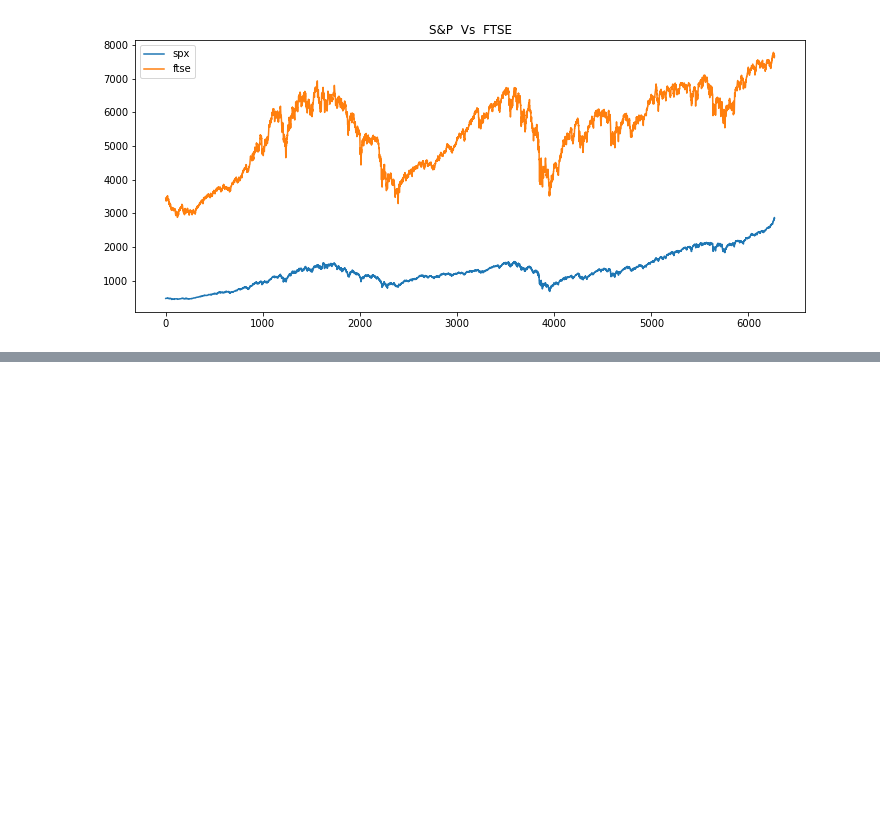
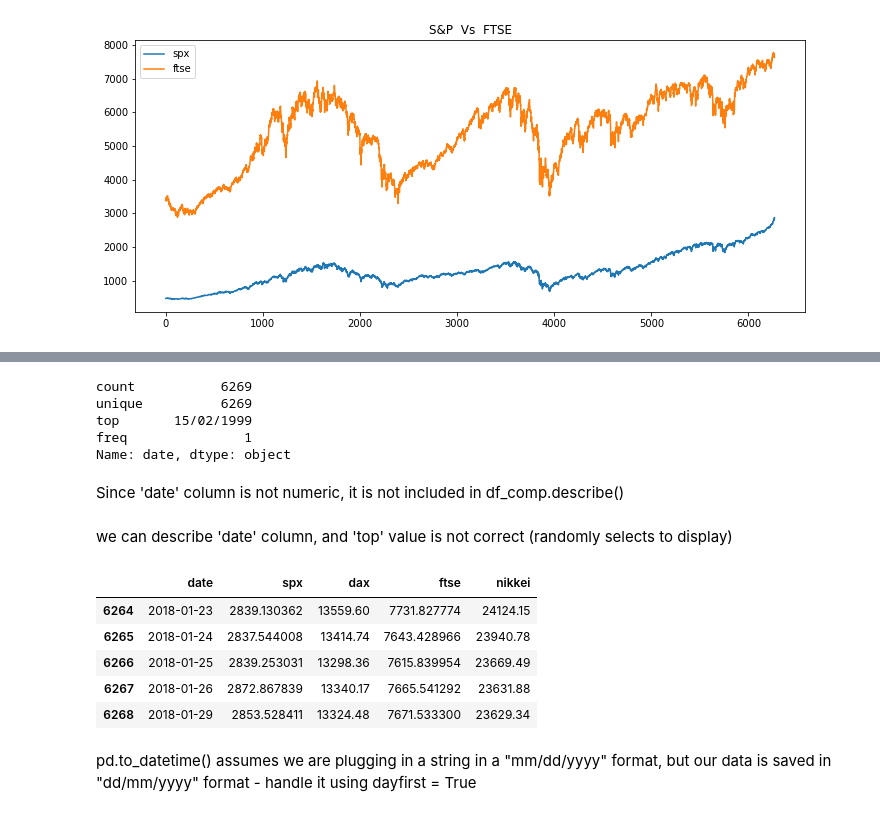
Before and after one commit to adarshkhanna/Python-Data-Types, a Jupyter notebook: Sample1.ipynb, the cells around one changed output, grey strips where cells are left out. Cells and saved outputs as stored; diff of their text form; code cells hidden in the pictures; blank space fills up the shorter version.

```diff
--- a/Sample1.ipynb
+++ b/Sample1.ipynb
@@ -94,0 +146,23 @@ plt.legend();
+# %%
+df_comp['date'].describe()   ## same as df_comp.date.describe()
+# %% [output]
+count           6269
+unique          6269
+top       15/02/1999
+freq               1
+Name: date, dtype: object
+# %% [markdown]
+Since 'date' column is not numeric, it is not included in df_comp.describe()
+# %% [markdown]
+we can describe 'date' column, and 'top' value is not correct (randomly selects to display)
+# %%
+df_comp['date'] = pd.to_datetime(df_comp['date'],dayfirst=True)
+# %% [output]
+|  | date | spx | dax | ftse | nikkei |
+| 6264 | 2018-01-23 | 2839.130362 | 13559.60 | 7731.827774 | 24124.15 |
+| 6265 | 2018-01-24 | 2837.544008 | 13414.74 | 7643.428966 | 23940.78 |
+| 6266 | 2018-01-25 | 2839.253031 | 13298.36 | 7615.839954 | 23669.49 |
+| 6267 | 2018-01-26 | 2872.867839 | 13340.17 | 7665.541292 | 23631.88 |
+| 6268 | 2018-01-29 | 2853.528411 | 13324.48 | 7671.533300 | 23629.34 |
+# %% [markdown]
+pd.to_datetime() assumes we are plugging in a string in a "mm/dd/yyyy" format, but our data is saved in "dd/mm/yyyy" format - handle it using dayfirst = True
```
Also changed, not shown: parts of 59 cells of this notebook.
